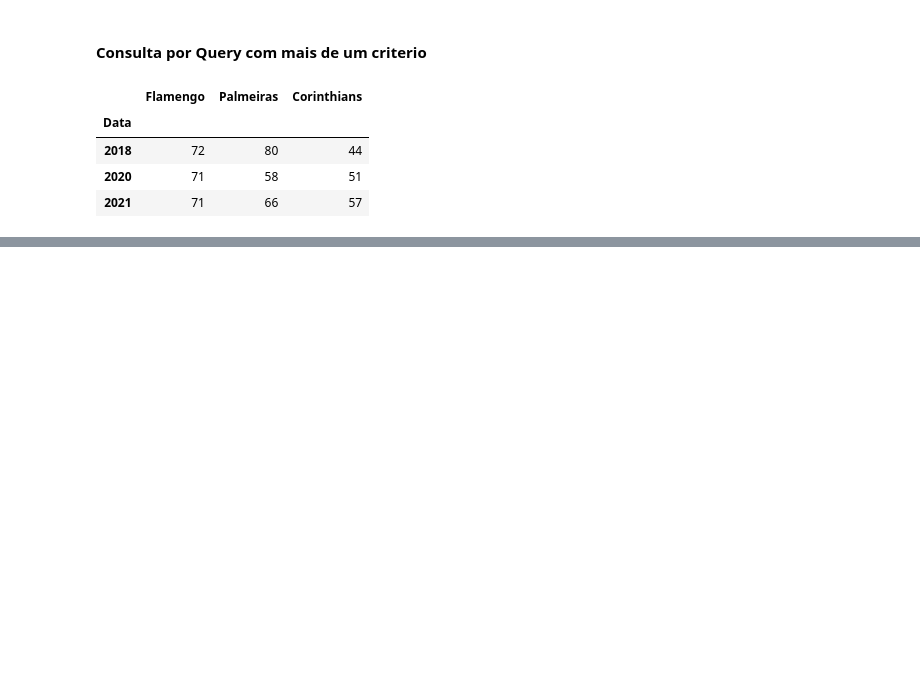
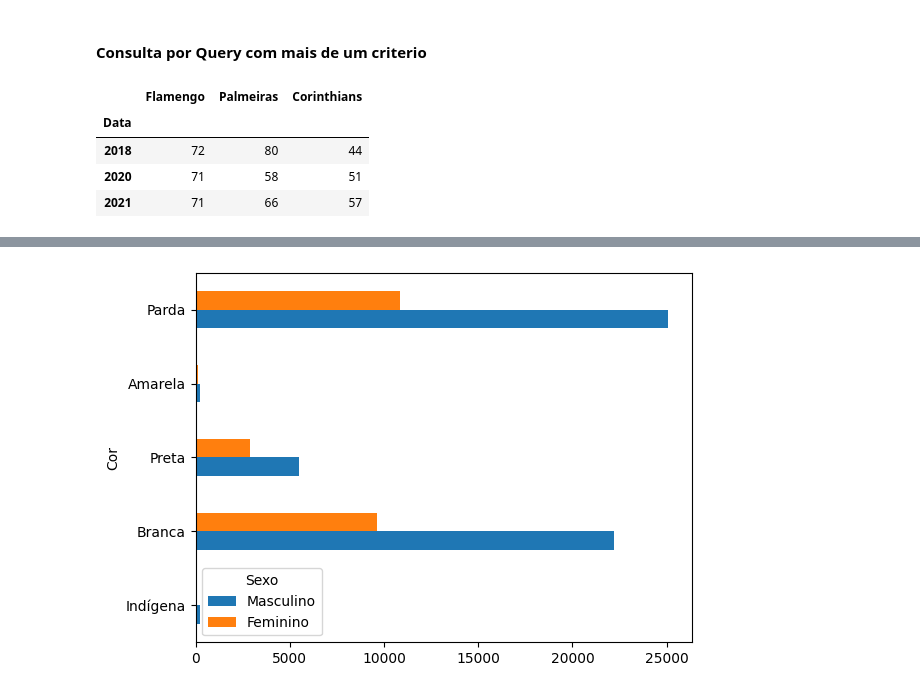
Before and after one commit to NewKanvas/NoteBooks, a Jupyter notebook: Python/DataScience/Pandas.ipynb, the cells around one changed output, grey strips where cells are left out. Saved outputs shown, nothing was run; the diff lists cells and outputs as text; code cells hidden in the pictures; blank space fills up the shorter version.

```diff
--- a/Python/DataScience/Pandas.ipynb
+++ b/Python/DataScience/Pandas.ipynb
@@ -558,0 +1061,4 @@ futebol.query('60 <= Flamengo < 80') #Imagina que isso diz, "Está entre", para
+# %%
+frequencia.T.plot.barh(rot=0);
+# %% [output]
+[figure, added]
```
Also changed, not shown: parts of 116 cells of this notebook, 3 other files.
